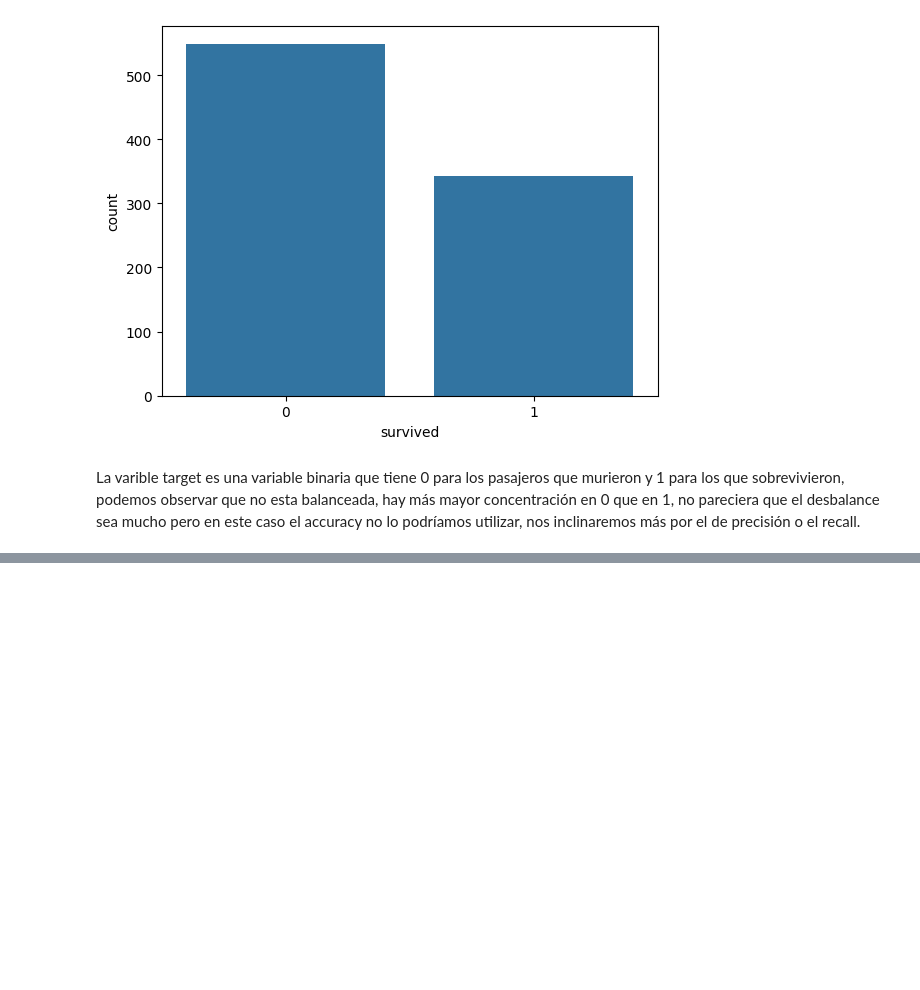
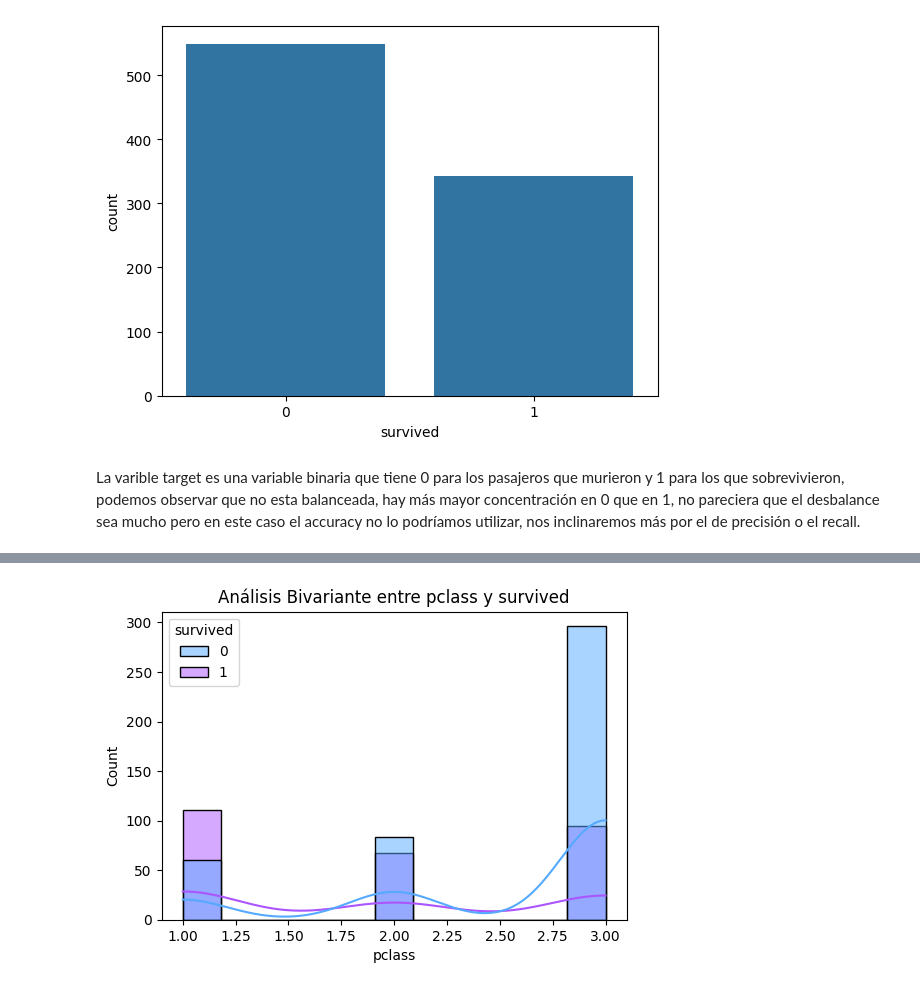
Before and after one commit to nessapatino/ONLINE_DS_THEBRIDGE_VANEPATINO, a Jupyter notebook: Sprint_12/Unidad_02/Practica_Obligatoria/18_Practica_Obligatoria_Clasificacion_y_Regresion_Logistica.ipynb, the cells around one changed output, grey strips where cells are left out. Drawn from its saved outputs; the diff is of its cells as text; code cells hidden in the pictures; blank space fills up the shorter version.

```diff
--- a/Sprint_12/Unidad_02/Practica_Obligatoria/18_Practica_Obligatoria_Clasificacion_y_Regresion_Logistica.ipynb
+++ b/Sprint_12/Unidad_02/Practica_Obligatoria/18_Practica_Obligatoria_Clasificacion_y_Regresion_Logistica.ipynb
@@ -118,0 +183,13 @@ train_set, test_set = train_test_split(df_titanic, test_size= 0.2, stratify= df_
+# %%
+def histograma_bivariante(df, columna_num, columna_cat):
+    """
+    Función que pinta los histogramas de una variable numérica y una varible categórica
+    para realizar un análisis bivariante
+    """
+    plt.figure(figsize=(6, 4))
+    sns.histplot(data = df, x= columna_num, hue = columna_cat, kde = True, palette= "cool")
+
+
+    plt.title(f'Análisis Bivariante entre {columna_num} y {columna_cat}')
+    plt.xlabel(columna_num)
+    plt.show()
@@ -118,0 +227,4 @@ train_set, test_set = train_test_split(df_titanic, test_size= 0.2, stratify= df_
+# %%
+histograma_bivariante(df_eda, "pclass", target)
+# %% [output]
+[figure, added]
```
Also changed, not shown: parts of 37 cells of this notebook, 1 other file.
